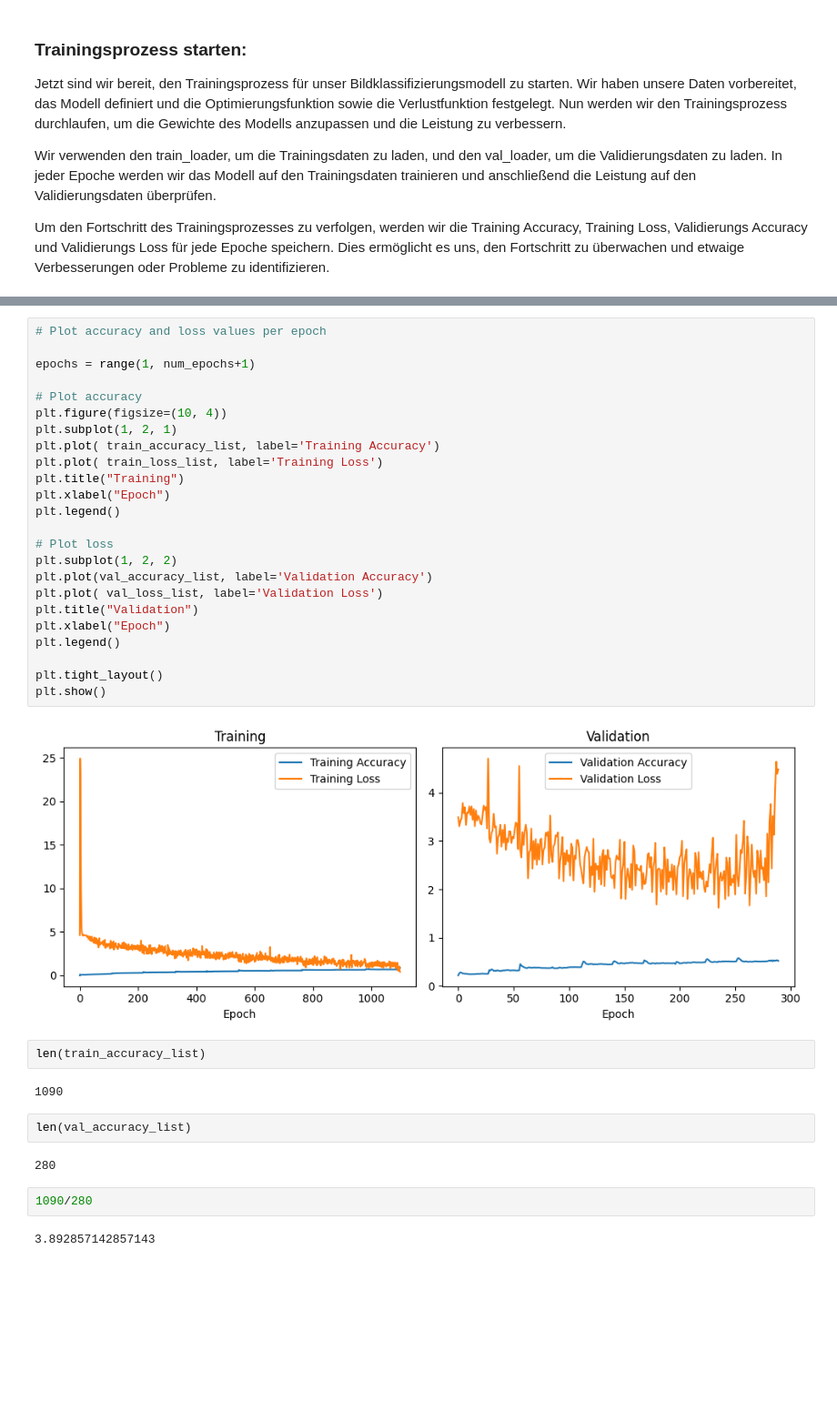
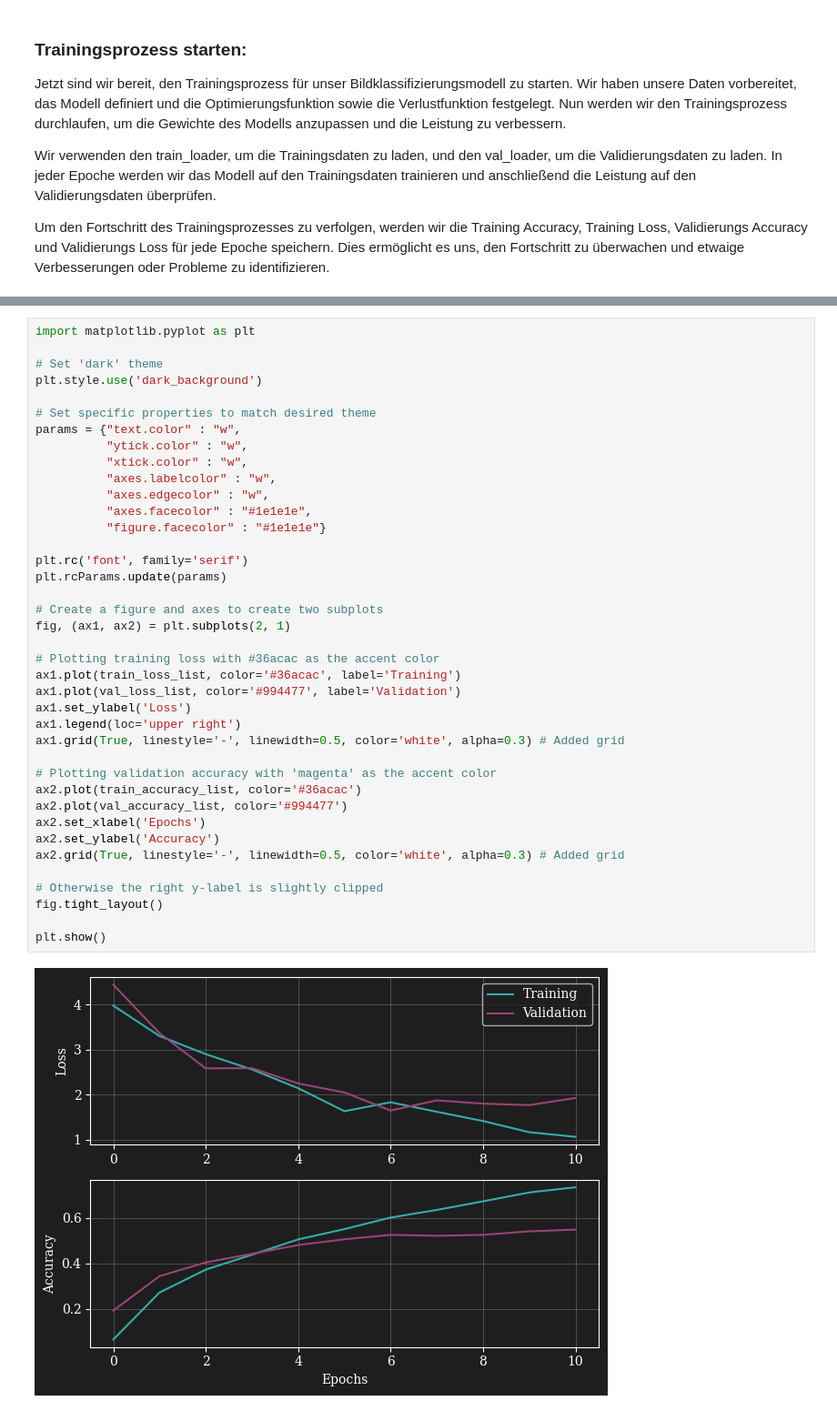
Before and after one commit to Dilan-Karim/Caltech101-Notebook, a Jupyter notebook: ML-Tutorial.ipynb, the cells around one changed output, grey strips where cells are left out. Shown at 91% size. Cells and saved outputs as stored; diff of their text form; blank space fills up the shorter version.

```diff
--- a/ML-Tutorial.ipynb
+++ b/ML-Tutorial.ipynb
@@ -323,38 +346,41 @@ for epoch in range(num_epochs):
-# %%
-# Plot accuracy and loss values per epoch
-
-epochs = range(1, num_epochs+1)
-
-# Plot accuracy
-plt.figure(figsize=(10, 4))
-plt.subplot(1, 2, 1)
-plt.plot( train_accuracy_list, label='Training Accuracy')
-plt.plot( train_loss_list, label='Training Loss')
-plt.title("Training")
-plt.xlabel("Epoch")
-plt.legend()
-
-# Plot loss
-plt.subplot(1, 2, 2)
-plt.plot(val_accuracy_list, label='Validation Accuracy')
-plt.plot( val_loss_list, label='Validation Loss')
-plt.title("Validation")
-plt.xlabel("Epoch")
-plt.legend()
-
-plt.tight_layout()
-plt.show()
-# %% [output]
-[figure, removed]
-# %%
-len(train_accuracy_list)
-# %% [output]
-1090
-# %%
-len(val_accuracy_list)
-# %% [output]
-280
-# %%
-1090/280
-# %% [output]
-3.892857142857143
+# %%
+import matplotlib.pyplot as plt
+
+# Set 'dark' theme
+plt.style.use('dark_background')
+
+# Set specific properties to match desired theme
+params = {"text.color" : "w",
+          "ytick.color" : "w",
+          "xtick.color" : "w",
+          "axes.labelcolor" : "w",
+          "axes.edgecolor" : "w",
+          "axes.facecolor" : "#1e1e1e",
+          "figure.facecolor" : "#1e1e1e"}
+
+plt.rc('font', family='serif')
+plt.rcParams.update(params)
+
+# Create a figure and axes to create two subplots
+fig, (ax1, ax2) = plt.subplots(2, 1)
+
+# Plotting training loss with #36acac as the accent color
+ax1.plot(train_loss_list, color='#36acac', label='Training')
+ax1.plot(val_loss_list, color='#994477', label='Validation')
+ax1.set_ylabel('Loss')
+ax1.legend(loc='upper right')
+ax1.grid(True, linestyle='-', linewidth=0.5, color='white', alpha=0.3) # Added grid
+
+# Plotting validation accuracy with 'magenta' as the accent color
+ax2.plot(train_accuracy_list, color='#36acac')
+ax2.plot(val_accuracy_list, color='#994477')
+ax2.set_xlabel('Epochs')
+ax2.set_ylabel('Accuracy')
+ax2.grid(True, linestyle='-', linewidth=0.5, color='white', alpha=0.3) # Added grid
+
+# Otherwise the right y-label is slightly clipped
+fig.tight_layout()
+
+plt.show()
+# %% [output]
+[figure, added]
```
Also changed, not shown: parts of 14 cells of this notebook, 4 other files.
